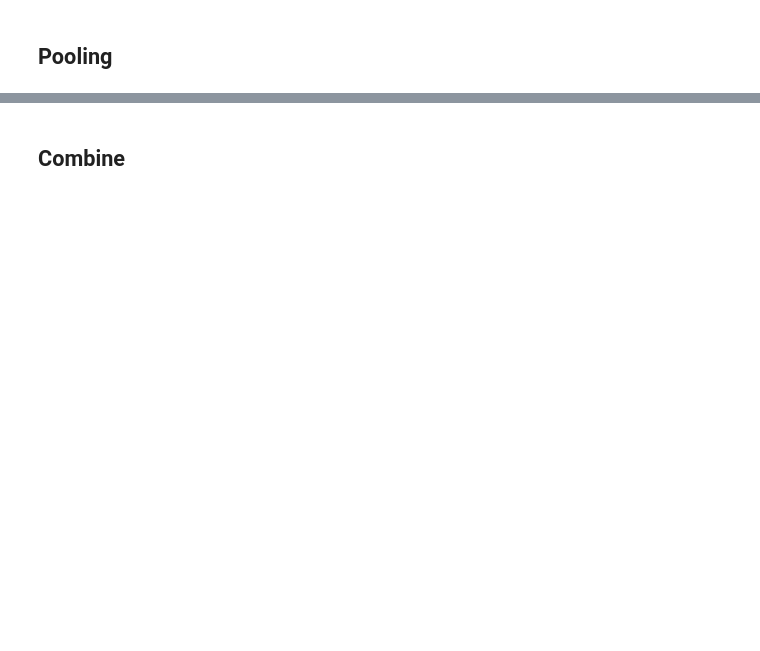
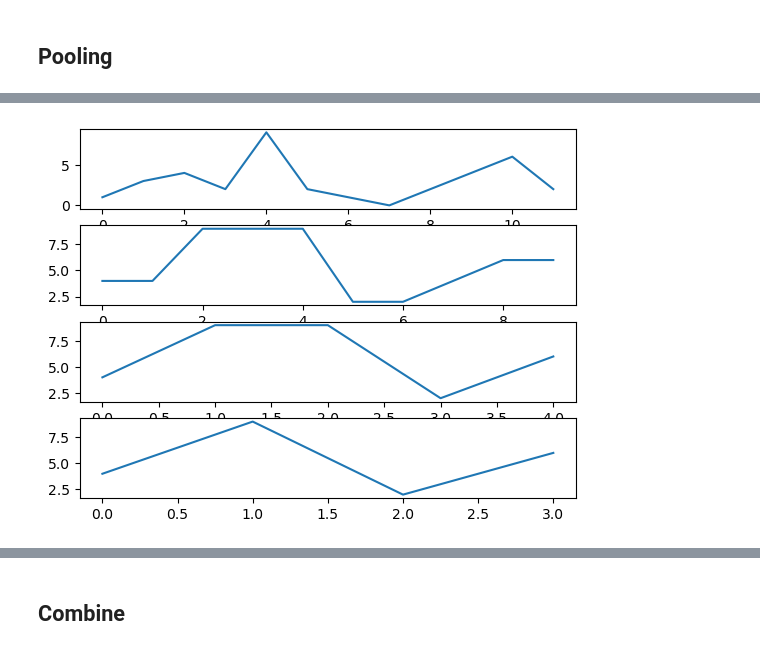
Before and after one commit to samogden/CST463-assignments, a Jupyter notebook: class_code/week08/cnn-models.ipynb, the cells around one changed output, grey strips where cells are left out. Cells and saved outputs as stored; diff of their text form; code cells hidden in the pictures; blank space fills up the shorter version.

```diff
--- a/class_code/week08/cnn-models.ipynb
+++ b/class_code/week08/cnn-models.ipynb
@@ -158,3 +187,13 @@ plot_all([
+# %%
+
+plot_all([
+  x,
+  pool_with_stride(x, np.max, 3, 1),
+  pool_with_stride(x, np.max, 3, 2),
+  pool_with_stride(x, np.max, 3, 3),
+])
+# %% [output]
+[figure, added]
 # %%
 def pool_with_stride(x, f, n, stride):
   segments = [ x[i:(i+n)] for i in range(0, x.size-n+1, stride) ]
```
Also changed, not shown: parts of 15 cells of this notebook, 6 other files.
